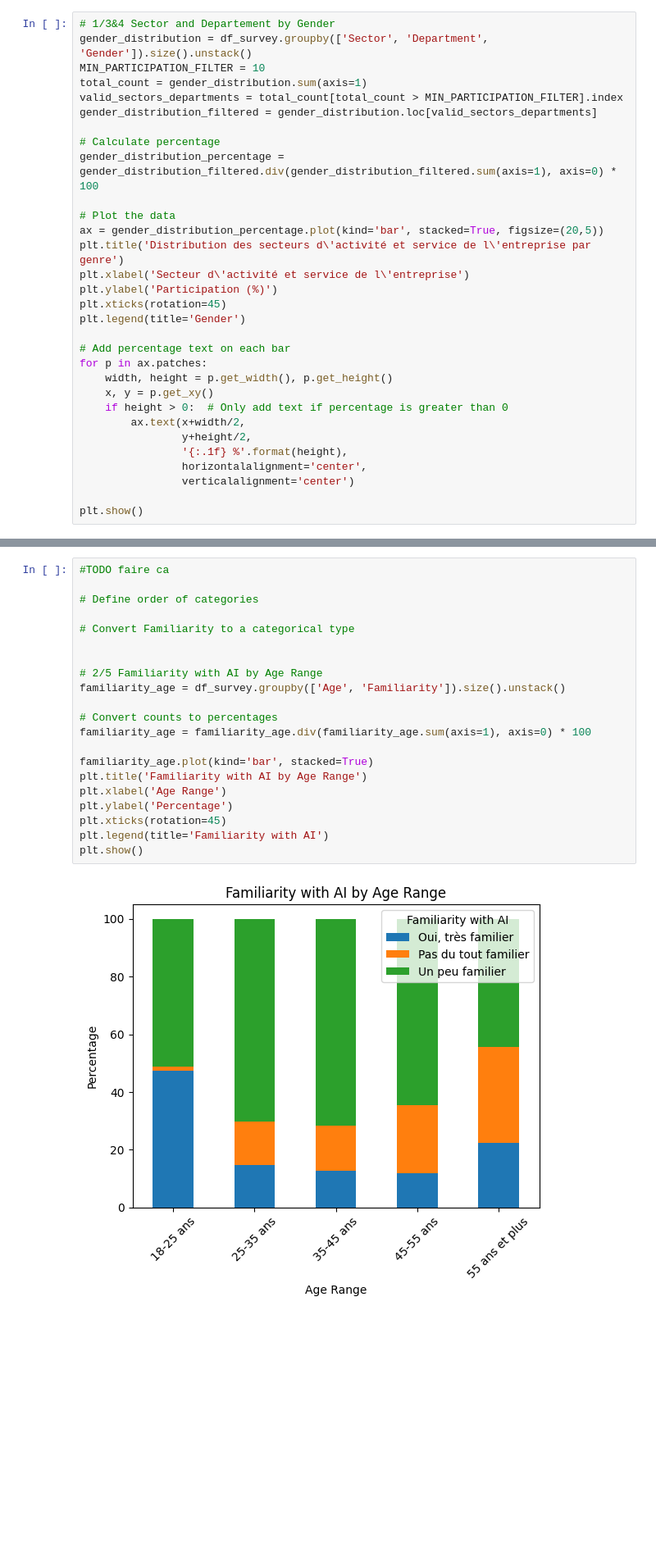
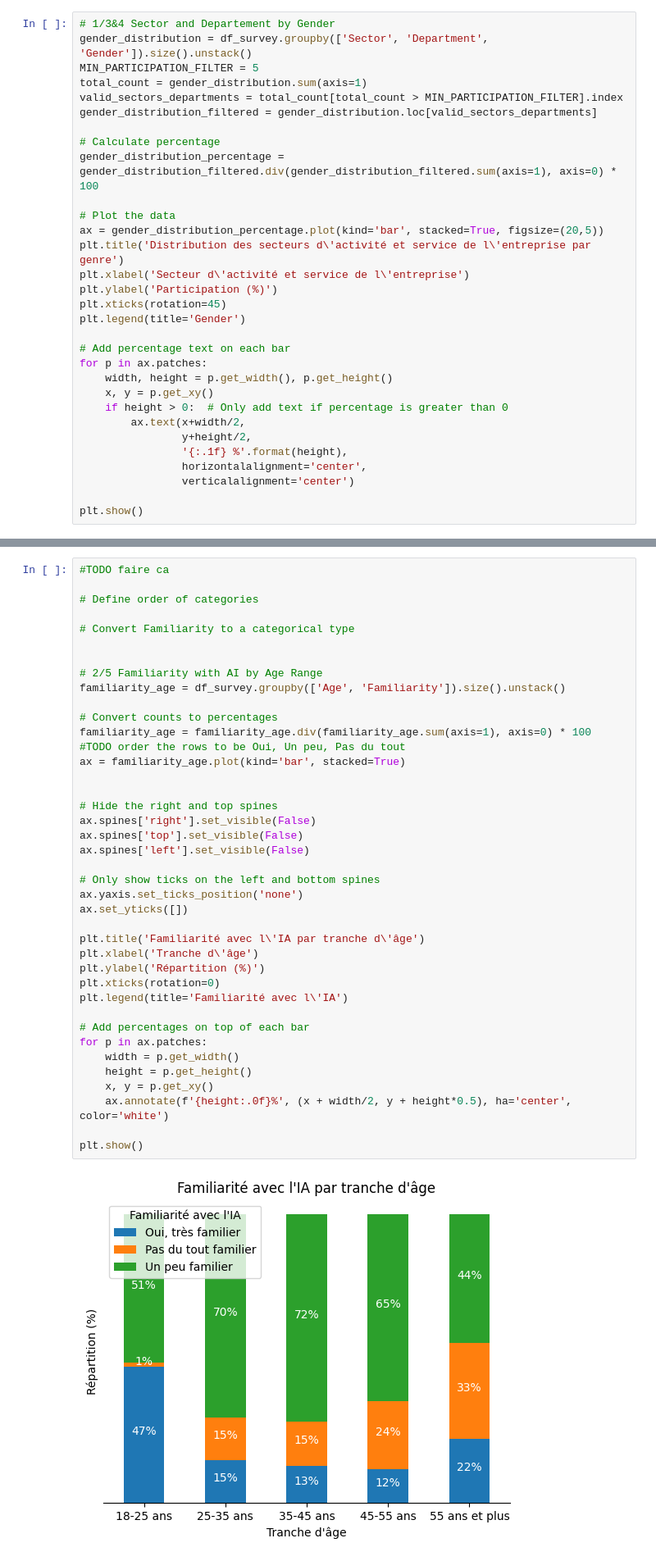
Before and after one commit to QuentinDstl/survey_adoption_by_employees, a Jupyter notebook: src/main.ipynb, the cells around one changed output, grey strips where cells are left out. Shown at 82% size. Drawn from its saved outputs; the diff is of its cells as text; blank space fills up the shorter version.

Commit message:
feat: add new graphs

```diff
--- a/src/main.ipynb
+++ b/src/main.ipynb
@@ -258,7 +261,7 @@ plt.show()
 # %%
 # 1/3&4 Sector and Departement by Gender
 gender_distribution = df_survey.groupby(['Sector', 'Department', 'Gender']).size().unstack()
-MIN_PARTICIPATION_FILTER = 10
+MIN_PARTICIPATION_FILTER = 5
 total_count = gender_distribution.sum(axis=1)
 valid_sectors_departments = total_count[total_count > MIN_PARTICIPATION_FILTER].index
 gender_distribution_filtered = gender_distribution.loc[valid_sectors_departments]
@@ -337,26 +325,45 @@ plot_treemap('Age', '2. Dans quelle tranche d’âge vous situez-vous ?')
 # %%
 #TODO faire ca
 
 # Define order of categories
 
 # Convert Familiarity to a categorical type
 
 
 # 2/5 Familiarity with AI by Age Range
 familiarity_age = df_survey.groupby(['Age', 'Familiarity']).size().unstack()
 
 # Convert counts to percentages
 familiarity_age = familiarity_age.div(familiarity_age.sum(axis=1), axis=0) * 100
+#TODO order the rows to be Oui, Un peu, Pas du tout
+ax = familiarity_age.plot(kind='bar', stacked=True)
 
-familiarity_age.plot(kind='bar', stacked=True)
-plt.title('Familiarity with AI by Age Range')
-plt.xlabel('Age Range')
-plt.ylabel('Percentage')
-plt.xticks(rotation=45)
-plt.legend(title='Familiarity with AI')
+
+# Hide the right and top spines
+ax.spines['right'].set_visible(False)
+ax.spines['top'].set_visible(False)
+ax.spines['left'].set_visible(False)
+
+# Only show ticks on the left and bottom spines
+ax.yaxis.set_ticks_position('none')
+ax.set_yticks([])
+
+plt.title('Familiarité avec l\'IA par tranche d\'âge')
+plt.xlabel('Tranche d\'âge')
+plt.ylabel('Répartition (%)')
+plt.xticks(rotation=0)
+plt.legend(title='Familiarité avec l\'IA')
+
+# Add percentages on top of each bar
+for p in ax.patches:
+    width = p.get_width()
+    height = p.get_height()
+    x, y = p.get_xy()
+    ax.annotate(f'{height:.0f}%', (x + width/2, y + height*0.5), ha='center', color='white')
+
 plt.show()
 # %% [output]
-[figure, old version]
+[figure, new version]
 # %% [markdown]
 ## ✅ 3. Réfractaire / age
 # %%
```
Also changed, not shown: parts of 21 cells of this notebook, 1 other file.
